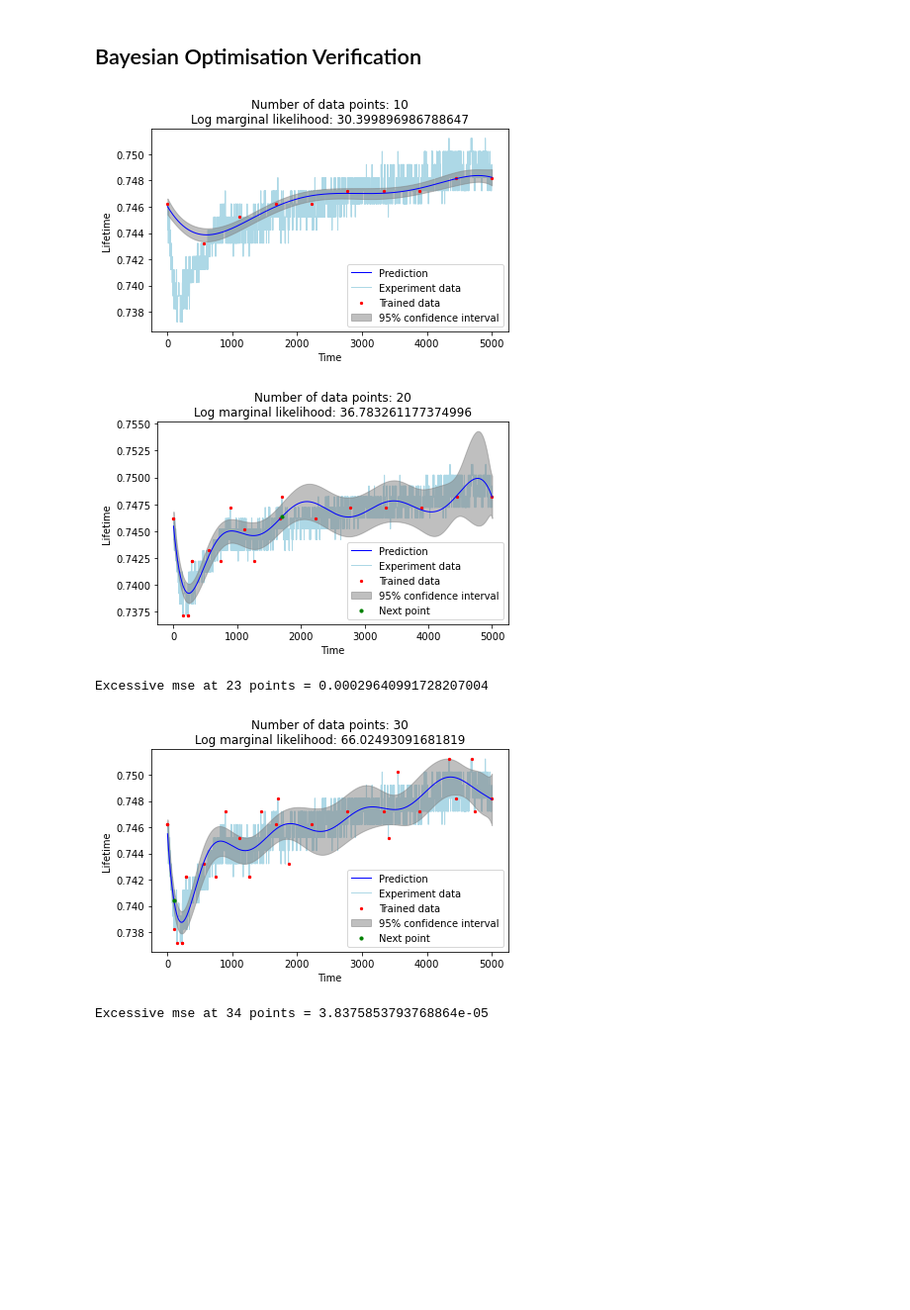
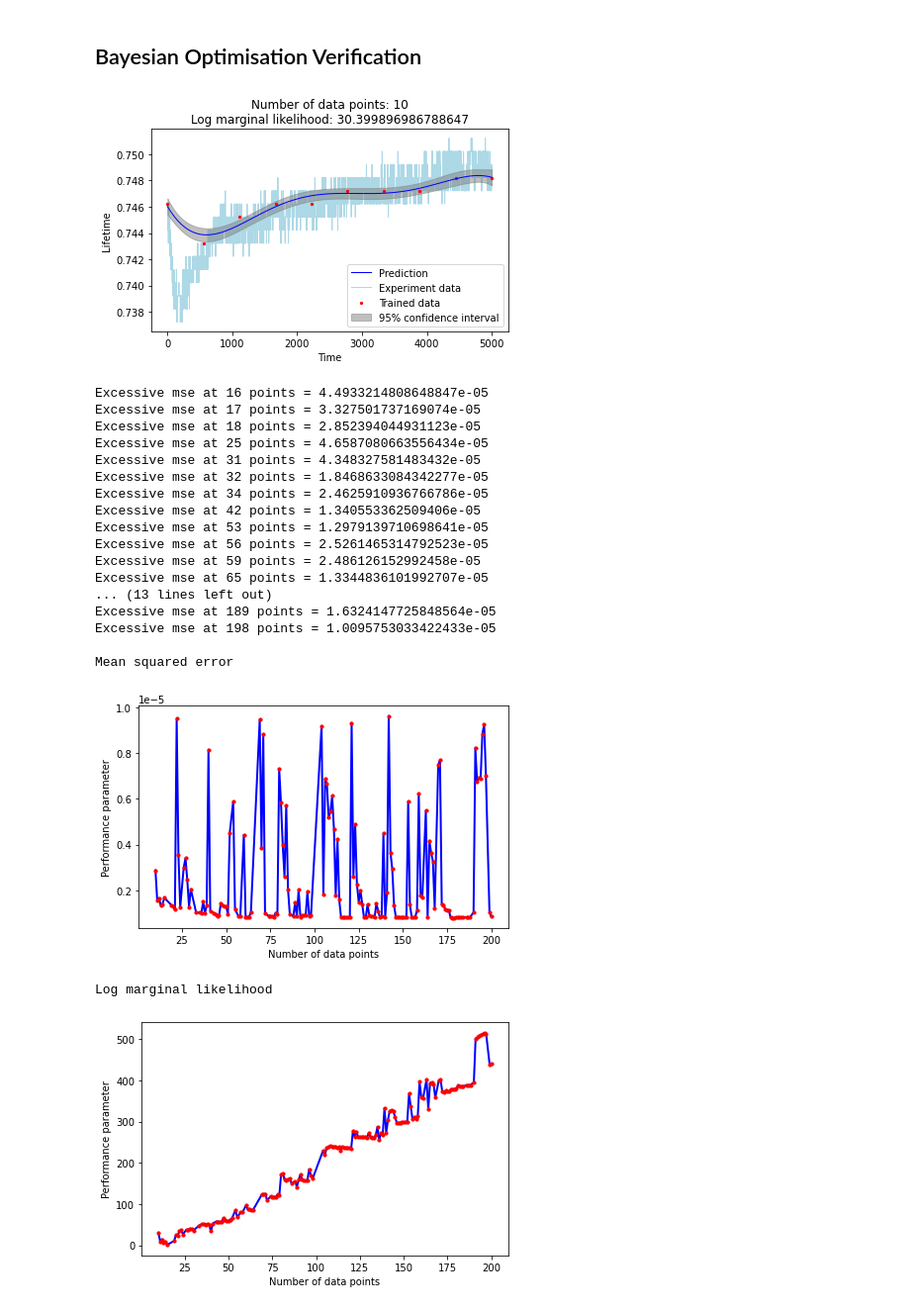
Before and after one commit to michelleliu1027/Bayesian_PV, a Jupyter notebook: BO_plots_comparison.ipynb, the cells around one changed output. Shown at 99% size. Cells and saved outputs as stored; diff of their text form; code cells hidden in the pictures; blank space fills up the shorter version.

Commit message:
docs(plots): some updated outputs

```diff
--- a/BO_plots_comparison.ipynb
+++ b/BO_plots_comparison.ipynb
@@ -109,7 +109,7 @@ def plot(X_,y_normal,X,y_mean, sigma,gp):
 # START with this number of data points:
 NUM_OF_DATA_POINTS = 10
 # ADD this number of data points:
-NUM_OF_EXTRA_DATA = 40
+NUM_OF_EXTRA_DATA = 190
 # max mse before remove it from final graph
 MAX_mse_allowed = 1e-5
 # gp settings
@@ -159,7 +159,7 @@ for i in range(NUM_OF_EXTRA_DATA):
     y_distance = np.absolute(y_mean-y_normal)
     y_distance = y_distance.reshape(5000)
     X_next = np.argmax(y_distance)
-    kernel_alpha = 1e-6
+    kernel_alpha = 5e-7
 
     ## 3. by picking the minimum prediction value
     ## (if the value has already used in model training, go to next one til not repeated)
@@ -191,35 +191,51 @@ for i in range(NUM_OF_EXTRA_DATA):
         list_mse = np.append(list_mse,mse)
         list_lml = np.append(list_lml,lml)
     else:
         print('Excessive mse at %s points = %s' %(X.size,mse))
     # plot prediction graph in every 10 iterations
-    if (X.size)%10 == 0:
+    if (X.size)%999 == 0:
         plt.figure()
         plt.plot(X_, y_mean, c='blue', lw=1, zorder=4, label='Prediction')
         plt.scatter(X[:, 0], Y, c='r', s=5, zorder=3,label='Trained data')
         plt.fill_between(X_, y_mean - 1.9600 * sigma,y_mean + 1.9600 * sigma,
                             alpha=0.5,color='grey',zorder=2, label='95% confidence interval')
         plt.plot(X_,y_normal,c='lightblue',lw=1,zorder=1, label='Experiment data')
         plt.scatter(X_next,y_mean[X_next],c='green', s=10,zorder=6,label = 'Next point')
         plt.tick_params(axis='y')
         plt.tick_params(axis='x')
         plt.ylabel('Lifetime')
         plt.xlabel('Time')
         plt.title("Number of data points: %s\nLog marginal likelihood: %s" %
                     (X.size,gp.log_marginal_likelihood(gp.kernel_.theta)))
         plt.legend()
         plt.tight_layout()
         # plt.savefig('BO_plot.jpg',dpi=600,format='jpg')
         plt.show()
 
 # plot relevant graphs
 print('\nMean squared error')
 plot_performance(list_DATA_POINTS,list_mse)
 print('Log marginal likelihood')
 plot_performance(list_DATA_POINTS,list_lml)
 # %% [output]
 [figure]
+Excessive mse at 16 points = 4.4933214808648847e-05
+Excessive mse at 17 points = 3.327501737169074e-05
+Excessive mse at 18 points = 2.852394044931123e-05
+Excessive mse at 25 points = 4.6587080663556434e-05
+Excessive mse at 31 points = 4.348327581483432e-05
+Excessive mse at 32 points = 1.8468633084342277e-05
+Excessive mse at 34 points = 2.4625910936766786e-05
+Excessive mse at 42 points = 1.340553362509406e-05
+Excessive mse at 53 points = 1.2979139710698641e-05
+Excessive mse at 56 points = 2.5261465314792523e-05
+Excessive mse at 59 points = 2.486126152992458e-05
+Excessive mse at 65 points = 1.3344836101992707e-05
+... (13 lines left out)
+Excessive mse at 189 points = 1.6324147725848564e-05
+Excessive mse at 198 points = 1.0095753033422433e-05
+
+Mean squared error
-[figure, old version]
+[figure, new version]
-Excessive mse at 23 points = 0.00029640991728207004
+Log marginal likelihood
-[figure, old version]
+[figure, new version]
-Excessive mse at 34 points = 3.8375853793768864e-05
```
Also changed, not shown: parts of 1 cell of this notebook.
